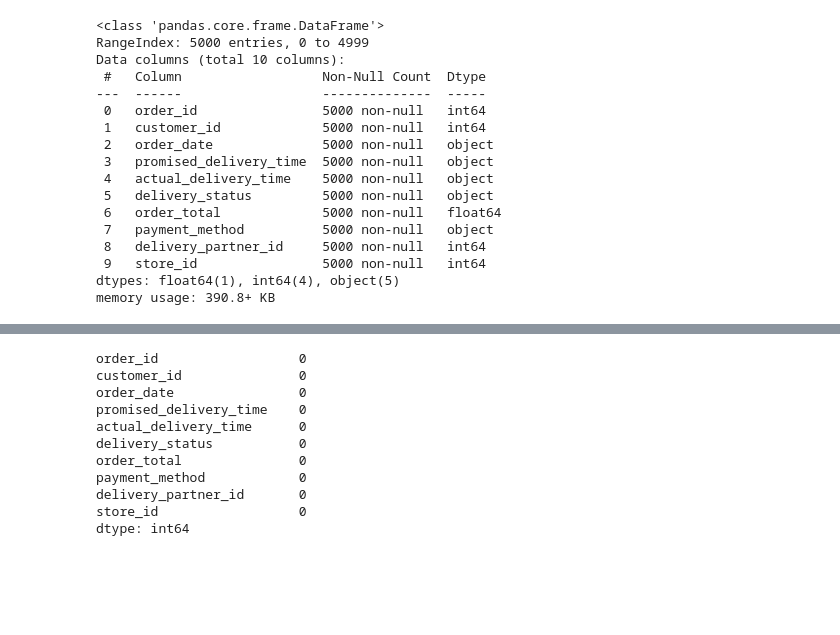
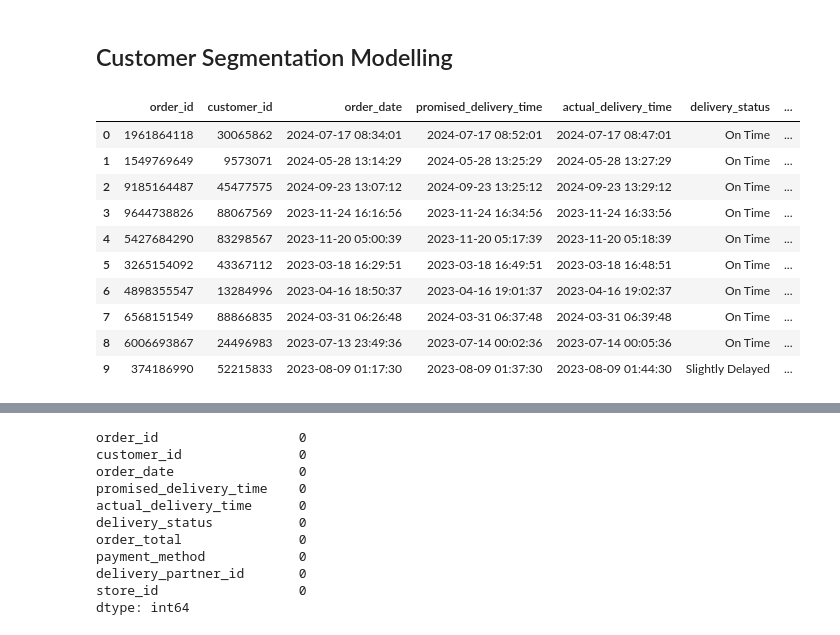
Before and after one commit to plot-masters/customer-segmentation, a Jupyter notebook: docs/notebook/customer_segmentation_model.ipynb, the cells around one changed output, grey strips where cells are left out. Saved outputs shown, nothing was run; the diff lists cells and outputs as text; code cells hidden in the pictures; blank space fills up the shorter version.

```diff
--- a/docs/notebook/customer_segmentation_model.ipynb
+++ b/docs/notebook/customer_segmentation_model.ipynb
@@ -1,3 +3,5 @@
+# %% [markdown]
+## Customer Segmentation Modelling
 # %%
 import pandas as pd
 
@@ -5,21 +9,15 @@ df=pd.read_csv('../resources/data/blinkit_orders.csv')
 # %%
 head_row=df.head(10)
-df_info=df.info()
+display(head_row)
 # %% [output]
-<class 'pandas.core.frame.DataFrame'>
-RangeIndex: 5000 entries, 0 to 4999
-Data columns (total 10 columns):
- #   Column                  Non-Null Count  Dtype
----  ------                  --------------  -----
- 0   order_id                5000 non-null   int64
- 1   customer_id             5000 non-null   int64
- 2   order_date              5000 non-null   object
- 3   promised_delivery_time  5000 non-null   object
- 4   actual_delivery_time    5000 non-null   object
- 5   delivery_status         5000 non-null   object
- 6   order_total             5000 non-null   float64
- 7   payment_method          5000 non-null   object
- 8   delivery_partner_id     5000 non-null   int64
- 9   store_id                5000 non-null   int64
-dtypes: float64(1), int64(4), object(5)
-memory usage: 390.8+ KB
+|  | order_id | customer_id | order_date | promised_delivery_time | actual_delivery_time | delivery_status | ... |
+| 0 | 1961864118 | 30065862 | 2024-07-17 08:34:01 | 2024-07-17 08:52:01 | 2024-07-17 08:47:01 | On Time | ... |
+| 1 | 1549769649 | 9573071 | 2024-05-28 13:14:29 | 2024-05-28 13:25:29 | 2024-05-28 13:27:29 | On Time | ... |
+| 2 | 9185164487 | 45477575 | 2024-09-23 13:07:12 | 2024-09-23 13:25:12 | 2024-09-23 13:29:12 | On Time | ... |
+| 3 | 9644738826 | 88067569 | 2023-11-24 16:16:56 | 2023-11-24 16:34:56 | 2023-11-24 16:33:56 | On Time | ... |
+| 4 | 5427684290 | 83298567 | 2023-11-20 05:00:39 | 2023-11-20 05:17:39 | 2023-11-20 05:18:39 | On Time | ... |
+| 5 | 3265154092 | 43367112 | 2023-03-18 16:29:51 | 2023-03-18 16:49:51 | 2023-03-18 16:48:51 | On Time | ... |
+| 6 | 4898355547 | 13284996 | 2023-04-16 18:50:37 | 2023-04-16 19:01:37 | 2023-04-16 19:02:37 | On Time | ... |
+| 7 | 6568151549 | 88866835 | 2024-03-31 06:26:48 | 2024-03-31 06:37:48 | 2024-03-31 06:39:48 | On Time | ... |
+| 8 | 6006693867 | 24496983 | 2023-07-13 23:49:36 | 2023-07-14 00:02:36 | 2023-07-14 00:05:36 | On Time | ... |
+| 9 | 374186990 | 52215833 | 2023-08-09 01:17:30 | 2023-08-09 01:37:30 | 2023-08-09 01:44:30 | Slightly Delayed | ... |
```
Also changed, not shown: parts of 13 cells of this notebook, 21 other files.
